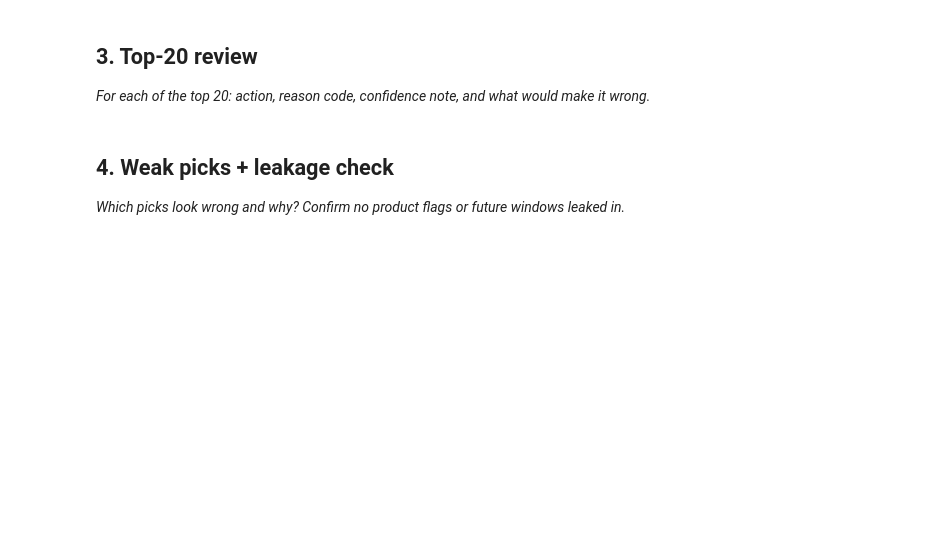
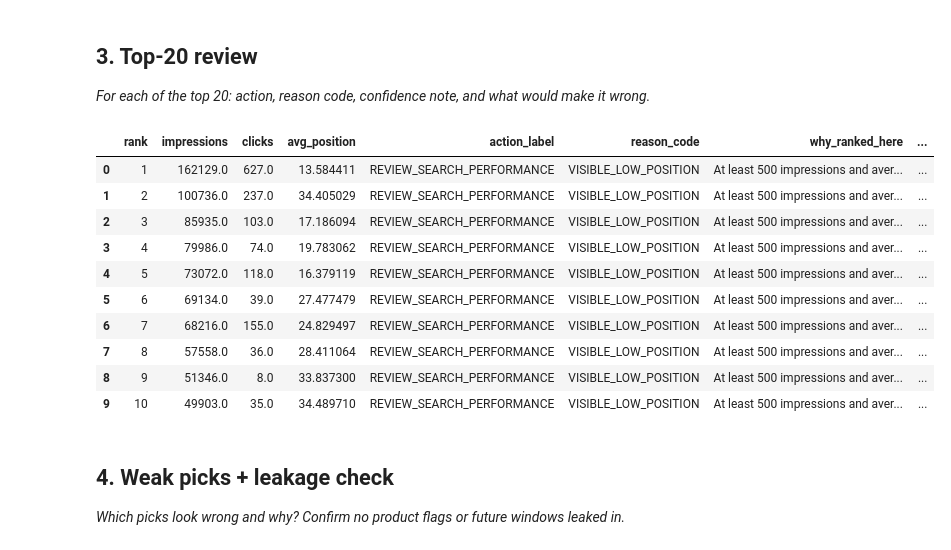
Before and after one commit to TEJAS7356/flyrank-ml-internship, a Jupyter notebook: work/notebooks/w04_baseline_score.ipynb, the cells around one changed output. Saved outputs shown, nothing was run; the diff lists cells and outputs as text; code cells hidden in the pictures; blank space fills up the shorter version.

```diff
--- a/work/notebooks/w04_baseline_score.ipynb
+++ b/work/notebooks/w04_baseline_score.ipynb
@@ -27,6 +223,45 @@ This skeleton is yours to fill. Work the sections **in order** — each one has
 # %%
 # This cell is for CODE (numbers, a query, a check).
 # Write your text answer in the cell ABOVE this one — typing sentences here breaks Run All.
+# Section 3: Top-10 review
+top10 = queue.head(10).copy()
+
+top10["why_ranked_here"] = (
+    "At least 500 impressions and average position >= 10; "
+    "ranked by impressions."
+)
+
+top10["what_could_make_it_wrong"] = (
+    "The position may not reflect the same opportunity for every query; "
+    "the content may already be relevant, or the data may be incomplete."
+)
+
+display(
+    top10[
+        [
+            "rank",
+            "impressions",
+            "clicks",
+            "avg_position",
+            "action_label",
+            "reason_code",
+            "why_ranked_here",
+            "what_could_make_it_wrong",
+        ]
+    ]
+)
+# %% [output]
+|  | rank | impressions | clicks | avg_position | action_label | reason_code | why_ranked_here | ... |
+| 0 | 1 | 162129.0 | 627.0 | 13.584411 | REVIEW_SEARCH_PERFORMANCE | VISIBLE_LOW_POSITION | At least 500 impressions and aver... | ... |
+| 1 | 2 | 100736.0 | 237.0 | 34.405029 | REVIEW_SEARCH_PERFORMANCE | VISIBLE_LOW_POSITION | At least 500 impressions and aver... | ... |
+| 2 | 3 | 85935.0 | 103.0 | 17.186094 | REVIEW_SEARCH_PERFORMANCE | VISIBLE_LOW_POSITION | At least 500 impressions and aver... | ... |
+| 3 | 4 | 79986.0 | 74.0 | 19.783062 | REVIEW_SEARCH_PERFORMANCE | VISIBLE_LOW_POSITION | At least 500 impressions and aver... | ... |
+| 4 | 5 | 73072.0 | 118.0 | 16.379119 | REVIEW_SEARCH_PERFORMANCE | VISIBLE_LOW_POSITION | At least 500 impressions and aver... | ... |
+| 5 | 6 | 69134.0 | 39.0 | 27.477479 | REVIEW_SEARCH_PERFORMANCE | VISIBLE_LOW_POSITION | At least 500 impressions and aver... | ... |
+| 6 | 7 | 68216.0 | 155.0 | 24.829497 | REVIEW_SEARCH_PERFORMANCE | VISIBLE_LOW_POSITION | At least 500 impressions and aver... | ... |
+| 7 | 8 | 57558.0 | 36.0 | 28.411064 | REVIEW_SEARCH_PERFORMANCE | VISIBLE_LOW_POSITION | At least 500 impressions and aver... | ... |
+| 8 | 9 | 51346.0 | 8.0 | 33.837300 | REVIEW_SEARCH_PERFORMANCE | VISIBLE_LOW_POSITION | At least 500 impressions and aver... | ... |
+| 9 | 10 | 49903.0 | 35.0 | 34.489710 | REVIEW_SEARCH_PERFORMANCE | VISIBLE_LOW_POSITION | At least 500 impressions and aver... | ... |
 # %% [markdown]
 ## 4. Weak picks + leakage check
 
```
Also changed, not shown: parts of 10 cells of this notebook.
